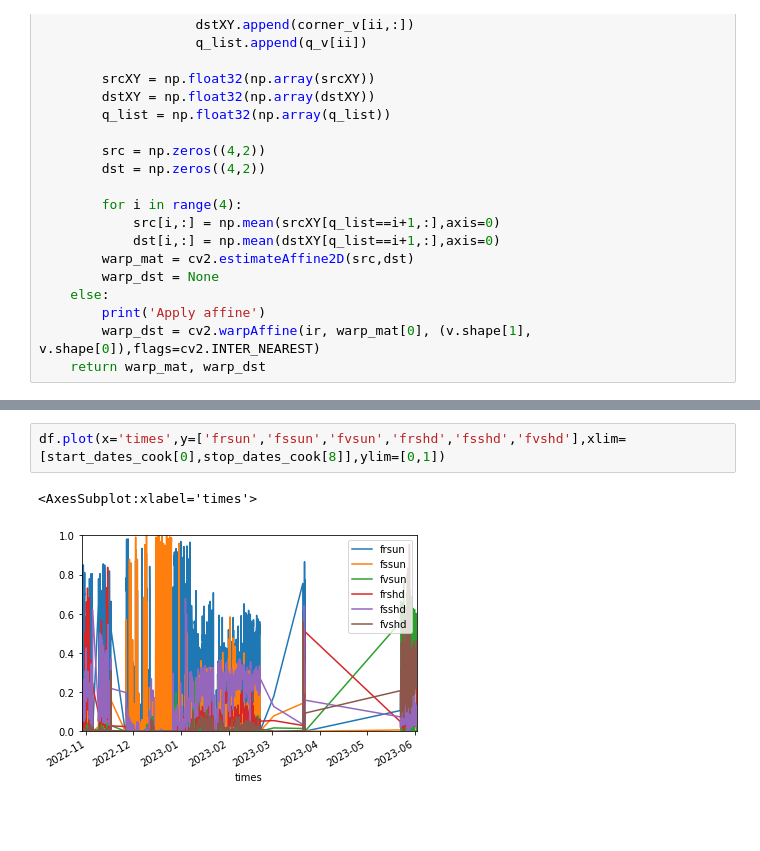
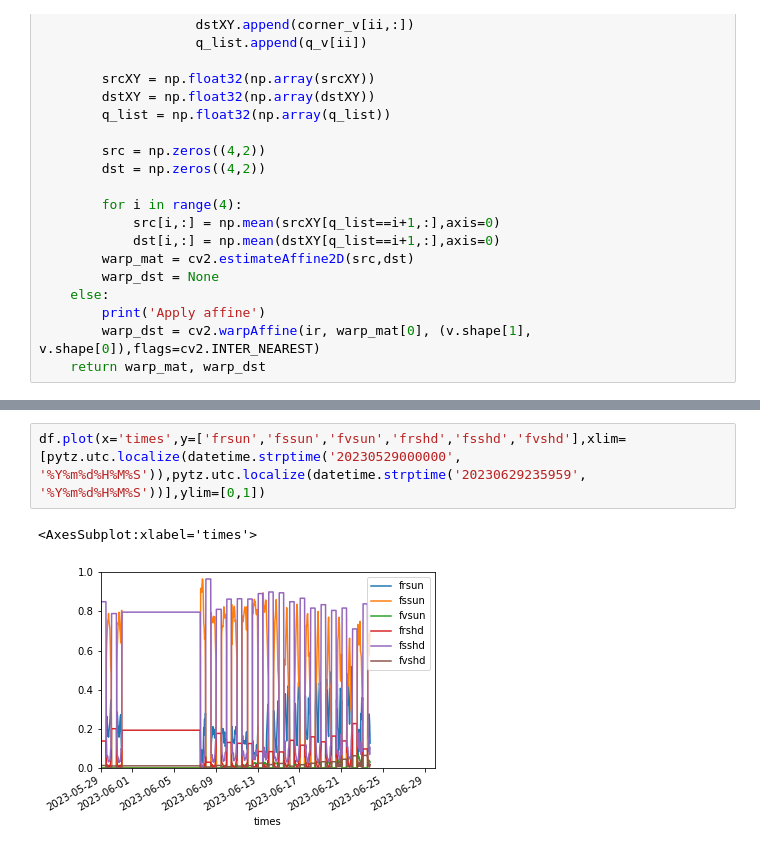
Before and after one commit to cafltar/CookIRCamET, a Jupyter notebook: label_imgs.ipynb, the cells around one changed output, grey strips where cells are left out. Saved outputs shown, nothing was run; the diff lists cells and outputs as text; blank space fills up the shorter version.

```diff
--- a/label_imgs.ipynb
+++ b/label_imgs.ipynb
@@ -817,6 +796,6 @@ Apply affine
-# %%
-df.plot(x='times',y=['frsun','fssun','fvsun','frshd','fsshd','fvshd'],xlim=[start_dates_cook[0],stop_dates_cook[8]],ylim=[0,1])
-# %% [output]
-<AxesSubplot:xlabel='times'>
-[figure, removed]
+# %%
+df.plot(x='times',y=['frsun','fssun','fvsun','frshd','fsshd','fvshd'],xlim=[pytz.utc.localize(datetime.strptime('20230529000000', '%Y%m%d%H%M%S')),pytz.utc.localize(datetime.strptime('20230629235959', '%Y%m%d%H%M%S'))],ylim=[0,1])
+# %% [output]
+<AxesSubplot:xlabel='times'>
+[figure, added]
 # %%
```
Also changed, not shown: parts of 3 cells of this notebook, 1 other file.
